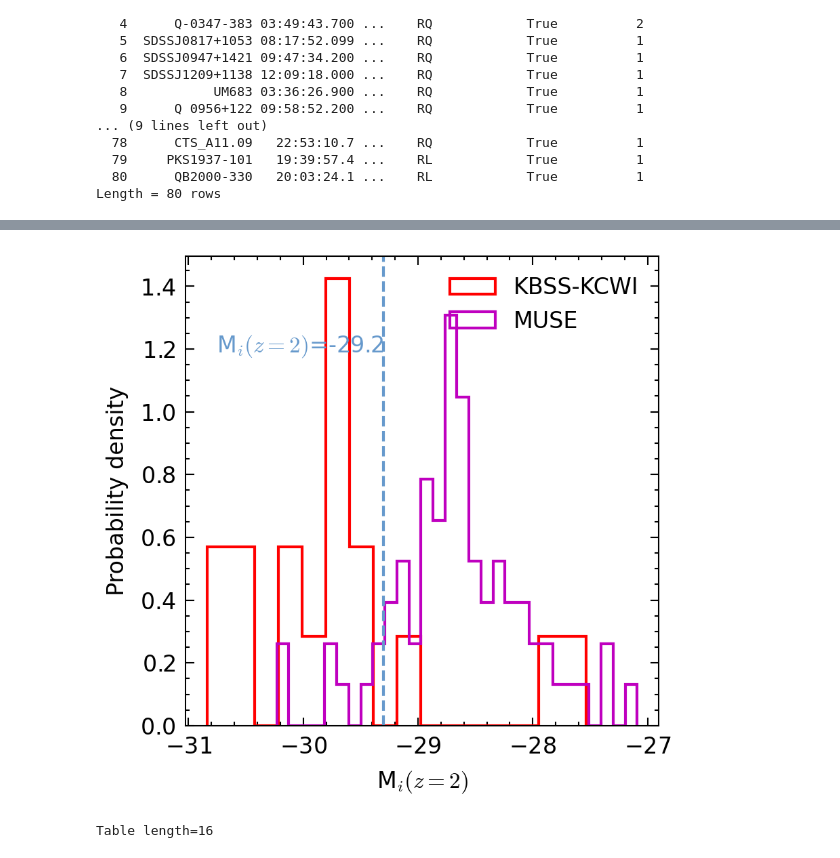
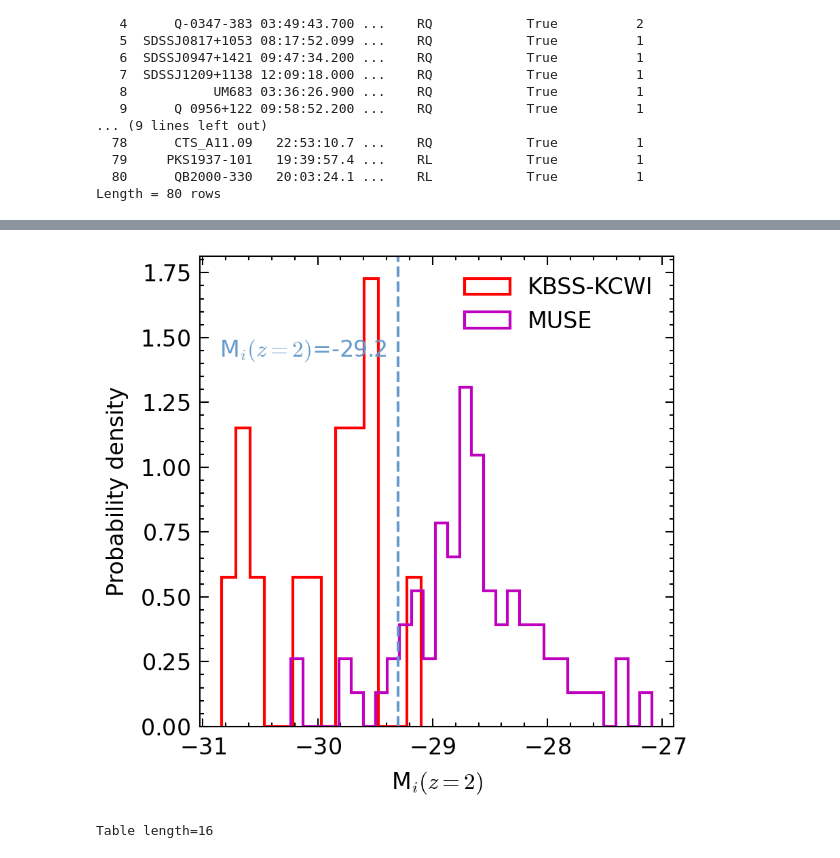
Before and after one commit to yuanzeding/KBSS_DataAnalysis, a Jupyter notebook: correlation.ipynb, the cells around one changed output, grey strips where cells are left out. Saved outputs shown, nothing was run; the diff lists cells and outputs as text; code cells hidden in the pictures.

```diff
--- a/correlation.ipynb
+++ b/correlation.ipynb
@@ -3105,6 +3184,8 @@ withabs_Name=["CTS_A31.05","CTS-C22.31","FBQS J2334-0908","Q-0042-269","Q-0057-3
              ,"Q0042-2627","SDSSJ0905+0410","SDSSJ1032+1206","SDSSJ1243+0720","SDSSJ1337+0218"\
              ,"SDSSJ1427-0029","SDSSJ1429-0145","SDSSJ1550+0537","SDSSJ1557+1540"\
              ,"SDSSJ2100-0641"]
+SCcube_Name=["QSO J1621-0042","QB2000-330","Q0055-269","Q1317-0507"]
+SCcube = []
 for obj in MUSEQSO_updated['Quasar']:
     if obj in QSOMUSEUM['Name'].values:
         tab=QSOMUSEUM
@@ -3122,6 +3203,10 @@ for obj in MUSEQSO_updated['Quasar']:
         withabs.append(True)
     else:
         withabs.append(False)
+    if obj in SCcube_Name:
+        SCcube.append(True)
+    else:
+        SCcube.append(False)
     iAB.append(sentry["i_AB"].values[0])
     mu= 5.*np.log10(Planck18.luminosity_distance(sentry["z_sys"].values[0]).to(u.pc).value/10) #distance modulus
     Mi.append(iAB[-1]-mu)
@@ -3132,5 +3217,6 @@ MUSEQSO_updated.add_column(Column(name='M_i', data=Mi))
 MUSEQSO_updated.add_column(Column(name='M_i_z2', data=Mi2))
 MUSEQSO_updated.add_column(Column(name='cutout', data=cutout))
 MUSEQSO_updated.add_column(Column(name='withabs', data=withabs))
+MUSEQSO_updated.add_column(Column(name='SCcube', data=SCcube))
 print(MUSEQSO_updated)
 # %% [output]
@@ -3190,16 +3250,16 @@ plt.gca().invert_yaxis()
 # %%
-qsos_bright = ascii.read(KBSSpath+"/KCWI/qsos_bright.kcwi",format="ipac")
-Mi=[]
+#qsos_bright = ascii.read(KBSSpath+"/KCWI/qsos_bright.kcwi",format="ipac")
+#Mi=[]
 Mi2=[]
-z_Lyaneb=[]
+#z_Lyaneb=[]
 for sentry in qsos_bright:
     iAB=sentry["i"]
     mu= 5.*np.log10(Planck18.luminosity_distance(sentry["z_sys"]).to(u.pc).value)-5 #distance modulus
-    Mi.append(iAB-mu)
+    #Mi.append(iAB-mu)
     Mi2.append(iAB-mu-Kcorr(sentry["z_sys"]))
-    z_Lyaneb.append(sentry["z_sys"])
-qsos_bright.add_column(Column(name='Mi', data=Mi))
-qsos_bright.add_column(Column(name='z_Lyaneb', data=z_Lyaneb))
+    #z_Lyaneb.append(sentry["z_sys"])
+#qsos_bright.add_column(Column(name='Mi', data=Mi))
+#qsos_bright.add_column(Column(name='z_Lyaneb', data=z_Lyaneb))
 qsos_bright.add_column(Column(name='Mi_z2', data=Mi2))
 # %%
 #ascii.write(qsos_bright,KBSSpath+"/KCWI/qsos_bright_updated_full.list",format="ipac",overwrite=True)
@@ -3230,18 +3287,26 @@ Table length=17
 # %%
+plt.style.use(["science",'no-latex'])
+plt.rcParams.update({
+    "font.family": "dejavu sans",   # specify font family here
+    "font.serif": ["Times"],  # specify font here
+    "font.size":8,
+"legend.fancybox":True})
 fig =  plt.figure(figsize = (3,3),dpi=300)
 ax = plt.subplot()
+#qsos_bright=ascii.read(KBSSpath+"/KCWI/qsos_bright_updated_withMi2.list",format="ipac")
 colorlst=["#CC6677","#DDCC77","#6699CC"]
-ax.hist(qsos_bright["Mi_z2"], histtype='step',bins=16,edgecolor="red",fill=False,density=True,label="KBSS-KCWI")
+ax.hist(qsos_bright["Mi_z2"], histtype='step',bins=14,edgecolor="red",fill=False,density=True,label="KBSS-KCWI")
 ax.hist(MUSEQSO_updated[MUSEQSO_updated['z_sys']<3.5]["M_i_z2"].data, histtype='step',bins=30,edgecolor="m",fill=False,density=True,label="MUSE")
 ax.set_ylabel("Probability density")
 #ax.set_ylabel("number of sources")
-ax.text(-29.3,1.25,r"M$_{i}(z=2)$=-29.2",ha="right",va="top",color=colorlst[2])
+ax.text(-29.4,1.5,r"M$_{i}(z=2)$=-29.2",ha="right",va="top",color=colorlst[2],fontsize=8)
 ax.set_xlabel(r"M$_{i}(z=2)$")
 ax.legend()
+#ax.tight_layout()
 ax.axvline(-29.3,ls="--",color=colorlst[2])
 fig.savefig(KBSSpath+"/fig/sample_zcorr.pdf")
 # %% [output]
-[figure, old version]
+[figure, new version]
 # %%
 MUSEQSO_updated[MUSEQSO_updated["M_i_z2"]<-29.2]
 # %% [output]
```
Also changed, not shown: parts of 27 cells of this notebook, 27 other files.
